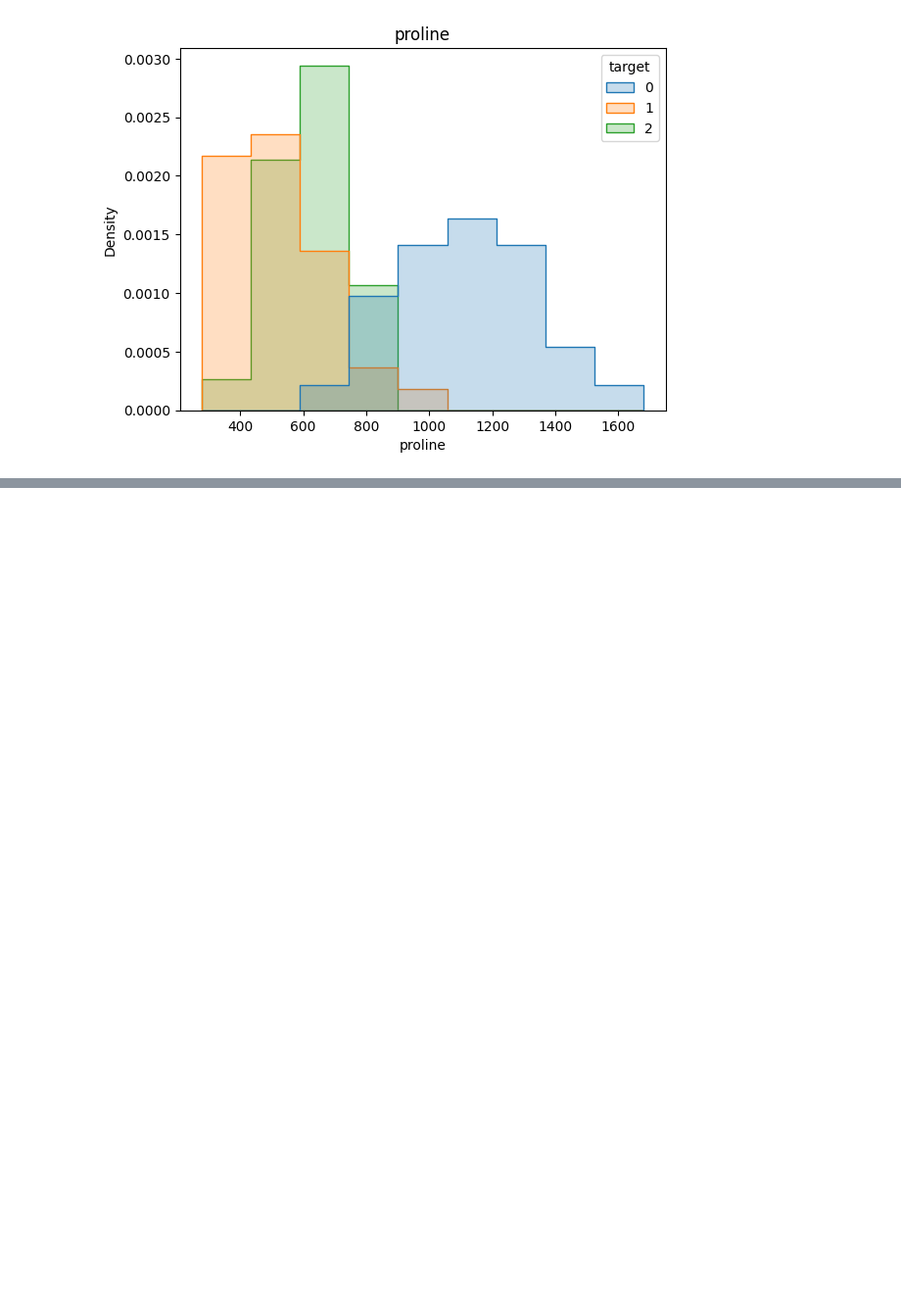
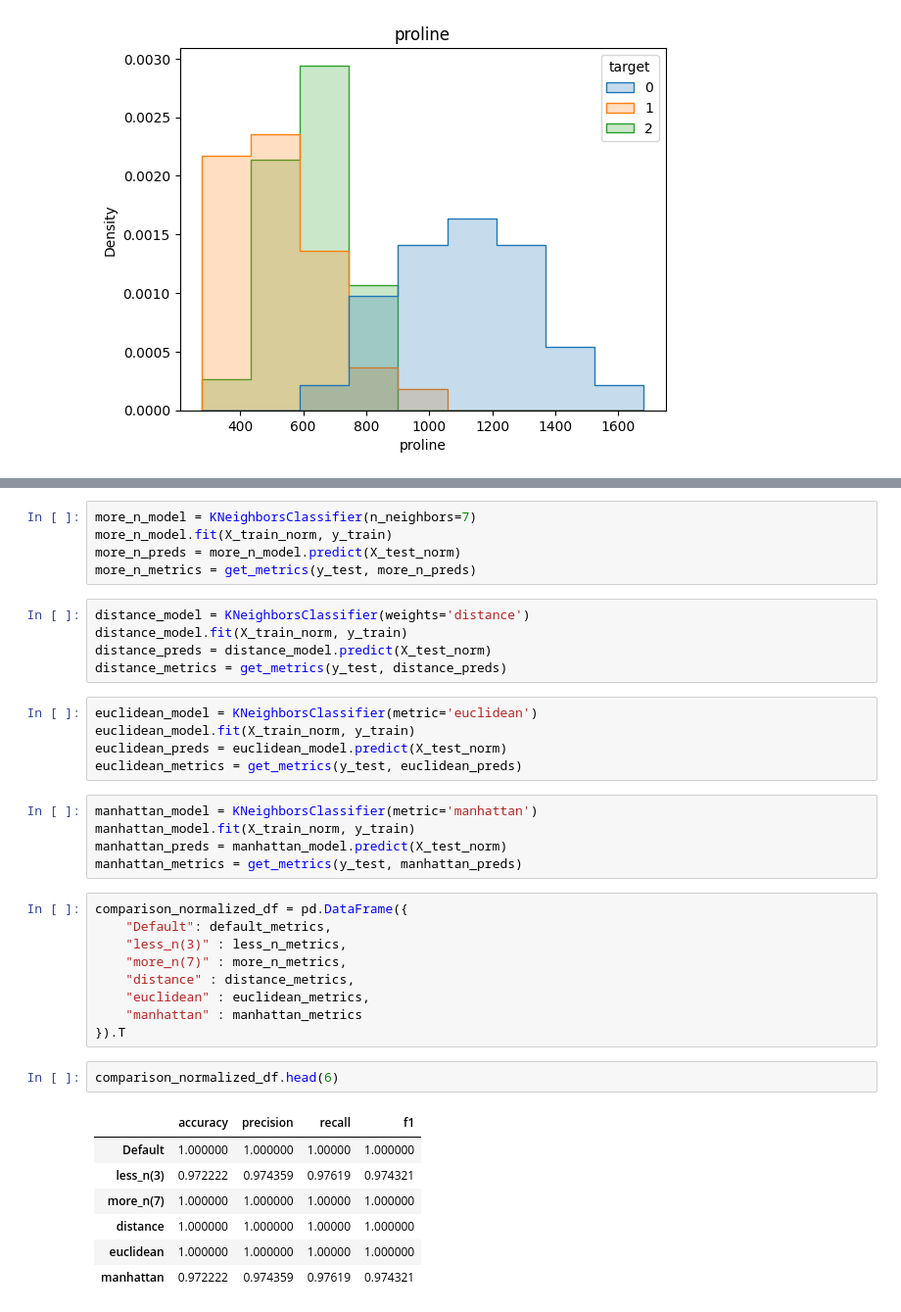
Before and after one commit to KATTSS/ml_course_bsu, a Jupyter notebook: hw03_knn/knn.ipynb, the cells around one changed output, grey strips where cells are left out. Shown at 98% size. Saved outputs shown, nothing was run; the diff lists cells and outputs as text; blank space fills up the shorter version.

```diff
--- a/hw03_knn/knn.ipynb
+++ b/hw03_knn/knn.ipynb
@@ -123,0 +237,39 @@ for feature in feature_names:
+# %%
+more_n_model = KNeighborsClassifier(n_neighbors=7)
+more_n_model.fit(X_train_norm, y_train)
+more_n_preds = more_n_model.predict(X_test_norm)
+more_n_metrics = get_metrics(y_test, more_n_preds)
+# %%
+distance_model = KNeighborsClassifier(weights='distance')
+distance_model.fit(X_train_norm, y_train)
+distance_preds = distance_model.predict(X_test_norm)
+distance_metrics = get_metrics(y_test, distance_preds)
+# %%
+euclidean_model = KNeighborsClassifier(metric='euclidean')
+euclidean_model.fit(X_train_norm, y_train)
+euclidean_preds = euclidean_model.predict(X_test_norm)
+euclidean_metrics = get_metrics(y_test, euclidean_preds)
+# %%
+manhattan_model = KNeighborsClassifier(metric='manhattan')
+manhattan_model.fit(X_train_norm, y_train)
+manhattan_preds = manhattan_model.predict(X_test_norm)
+manhattan_metrics = get_metrics(y_test, manhattan_preds)
+# %%
+comparison_normalized_df = pd.DataFrame({
+    "Default": default_metrics,
+    "less_n(3)" : less_n_metrics,
+    "more_n(7)" : more_n_metrics,
+    "distance" : distance_metrics,
+    "euclidean" : euclidean_metrics,
+    "manhattan" : manhattan_metrics
+}).T
+# %%
+comparison_normalized_df.head(6)
+# %% [output]
+|  | accuracy | precision | recall | f1 |
+| Default | 1.000000 | 1.000000 | 1.00000 | 1.000000 |
+| less_n(3) | 0.972222 | 0.974359 | 0.97619 | 0.974321 |
+| more_n(7) | 1.000000 | 1.000000 | 1.00000 | 1.000000 |
+| distance | 1.000000 | 1.000000 | 1.00000 | 1.000000 |
+| euclidean | 1.000000 | 1.000000 | 1.00000 | 1.000000 |
+| manhattan | 0.972222 | 0.974359 | 0.97619 | 0.974321 |
```
Also changed, not shown: parts of 25 cells of this notebook.
